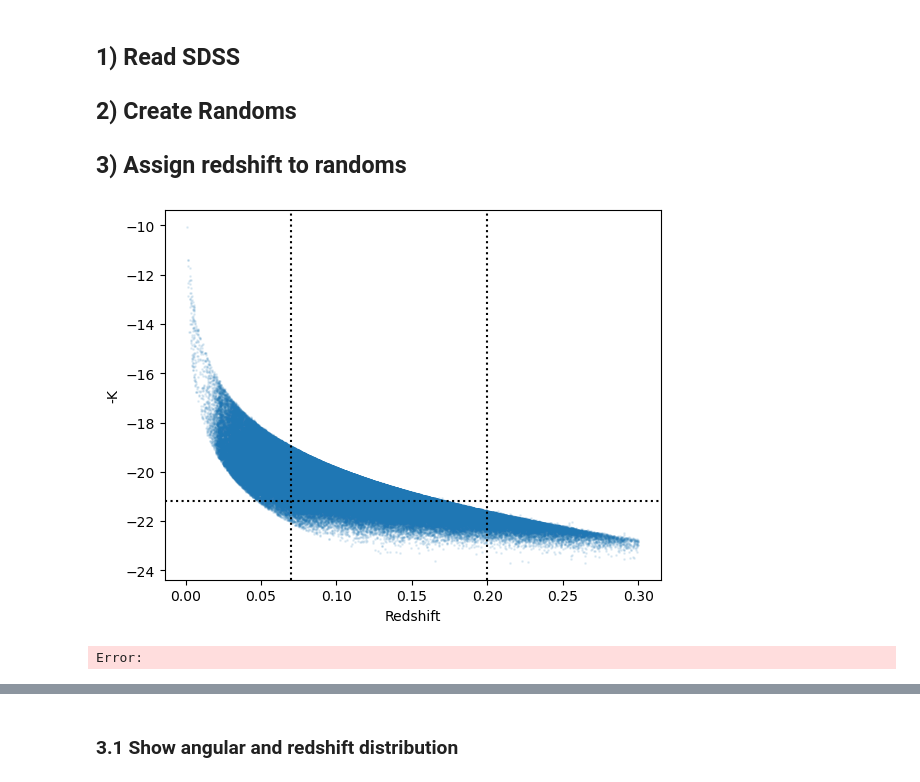
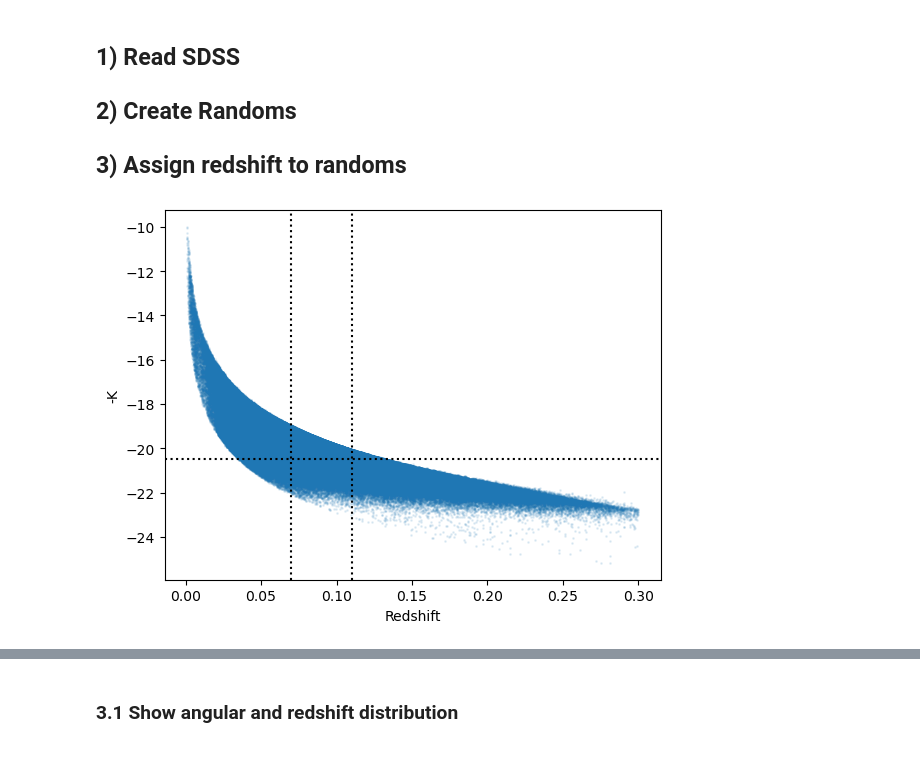
Before and after one commit to FedeDavilaKurban/filbao, a Jupyter notebook: main.ipynb, the cells around one changed output, grey strips where cells are left out. Drawn from its saved outputs; the diff is of its cells as text; code cells hidden in the pictures.

```diff
--- a/main.ipynb
+++ b/main.ipynb
@@ -20,4 +20,17 @@
 ## 1) Read SDSS
 ## 2) Create Randoms
 ## 3) Assign redshift to randoms
+# %%
+# Parameters
+sample = 'nyu'
+h = 0.6774  # Hubble constant
+zmin, zmax = 0.07, 0.11  # Redshift range
+ran_method = 'poly' # Random redshift generation method
+mag_max = -20.5  # Maximum magnitude
+gr_min = 0
+deg = 1
+dist_min = 5.
+dist_max = 10.
+nside = 128  # Approx 55 arcmin resolution (adjust as needed)
+nrand_mult = 20 # Nr/Nd
 # %%
@@ -153,29 +154,36 @@ dist_max = 10.
 # %%
+import numpy as np
+import pandas as pd
+import healpy as hp
+from scipy.interpolate import interp1d
+from scipy.optimize import curve_fit
+import matplotlib.pyplot as plt
+from numpy.polynomial.polynomial import Polynomial
 
 # Determine Sample
 if sample == 'nyu': datafile = '../data/sdss_dr72safe0_zmin_0.000_zmax_0.300_sigma_5.0.csv'
 elif sample == 'sdss': datafile = '../data/sdss_zmin_0.000_zmax_0.300_sigma_5.0.csv'
+else: raise ValueError('Invalid sample')
 
 # Load galaxy data
 cat_sdss_full = pd.read_csv(datafile)
 cat_sdss_full['dist_fil'] /= h
-cat_sdss_full = cat_sdss_full[cat_sdss_full['gr']>gr_min]
+if gr_min !=0: cat_sdss_full = cat_sdss_full[cat_sdss_full['gr'] > gr_min]
 cat_sdss_z  = cat_sdss_full[(cat_sdss_full["red"] >= zmin)*(cat_sdss_full["red"] <= zmax)]
 if sample == 'nyu':
-    cat_sdss_z_mag = cat_sdss_z[cat_sdss_z['mag_abs_r']<mag_max]
+    cat_sdss_z_mag = cat_sdss_z[cat_sdss_z['mag_abs_r'] < mag_max]
 else:
-    cat_sdss_z_mag = cat_sdss_z[cat_sdss_z['mag_abs_r']-5*np.log10(h)<mag_max]
+    cat_sdss_z_mag = cat_sdss_z[cat_sdss_z['mag_abs_r']-5*np.log10(h) < mag_max]
 
 plt.scatter(cat_sdss_full['red'], cat_sdss_full['mag_abs_r'],color='C00',s=1,alpha=.1)
 
 plt.axvline(zmin, color='k', linestyle=':')
 plt.axvline(zmax, color='k', linestyle=':')
 plt.axhline(mag_max, color='k', linestyle=':')
 
 plt.xlabel('Redshift')
 plt.ylabel('-K')
 plt.show()
 # %% [output]
-[figure, old version]
+[figure, new version]
-Error:
 # %%
```
Also changed, not shown: parts of 9 cells of this notebook.
